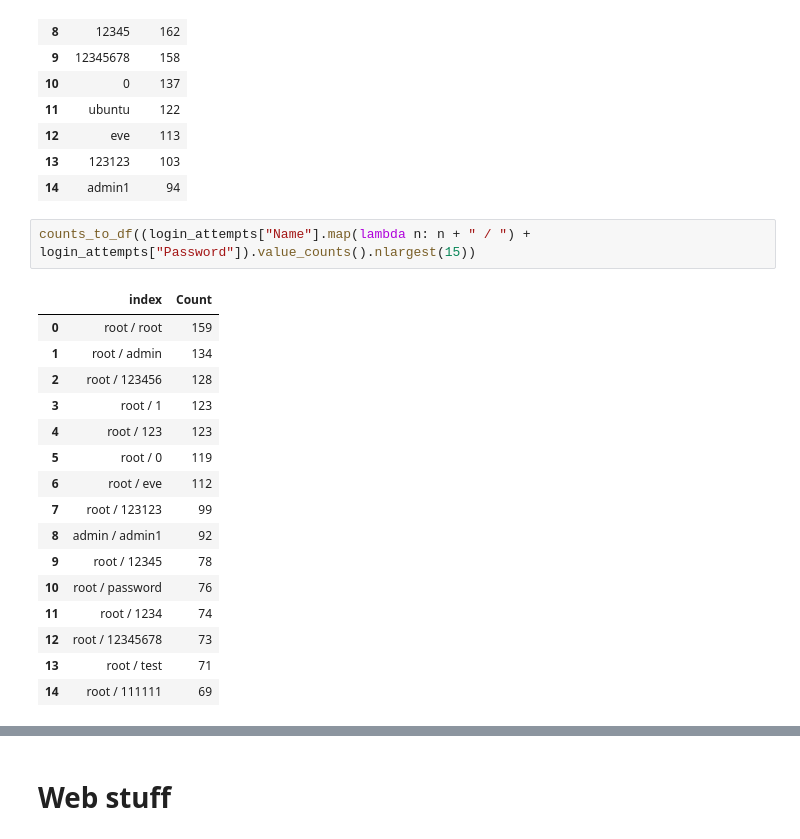
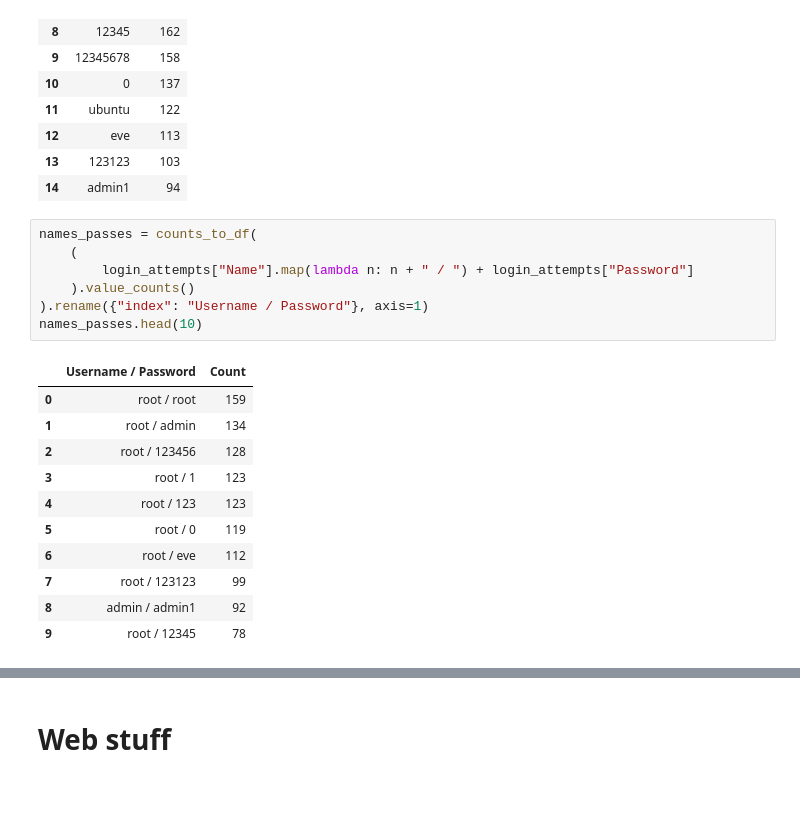
Before and after one commit to ysthakur/hacs202-ssh-hp, a Jupyter notebook: imhungry.ipynb, the cells around one changed output, grey strips where cells are left out. Cells and saved outputs as stored; diff of their text form; blank space fills up the shorter version.

```diff
--- a/imhungry.ipynb
+++ b/imhungry.ipynb
@@ -175,9 +204,14 @@ counts_to_df(login_attempts["Password"].value_counts().nlargest(15))
 | 13 | 123123 | 103 |
 | 14 | admin1 | 94 |
 # %%
-counts_to_df((login_attempts["Name"].map(lambda n: n + " / ") + login_attempts["Password"]).value_counts().nlargest(15))
+names_passes = counts_to_df(
+    (
+        login_attempts["Name"].map(lambda n: n + " / ") + login_attempts["Password"]
+    ).value_counts()
+).rename({"index": "Username / Password"}, axis=1)
+names_passes.head(10)
 # %% [output]
-|  | index | Count |
+|  | Username / Password | Count |
 | 0 | root / root | 159 |
 | 1 | root / admin | 134 |
 | 2 | root / 123456 | 128 |
@@ -188,8 +222,3 @@ counts_to_df((login_attempts["Name"].map(lambda n: n + " / ") + login_attempts["
 | 7 | root / 123123 | 99 |
 | 8 | admin / admin1 | 92 |
 | 9 | root / 12345 | 78 |
-| 10 | root / password | 76 |
-| 11 | root / 1234 | 74 |
-| 12 | root / 12345678 | 73 |
-| 13 | root / test | 71 |
-| 14 | root / 111111 | 69 |
```
Also changed, not shown: parts of 16 cells of this notebook.
